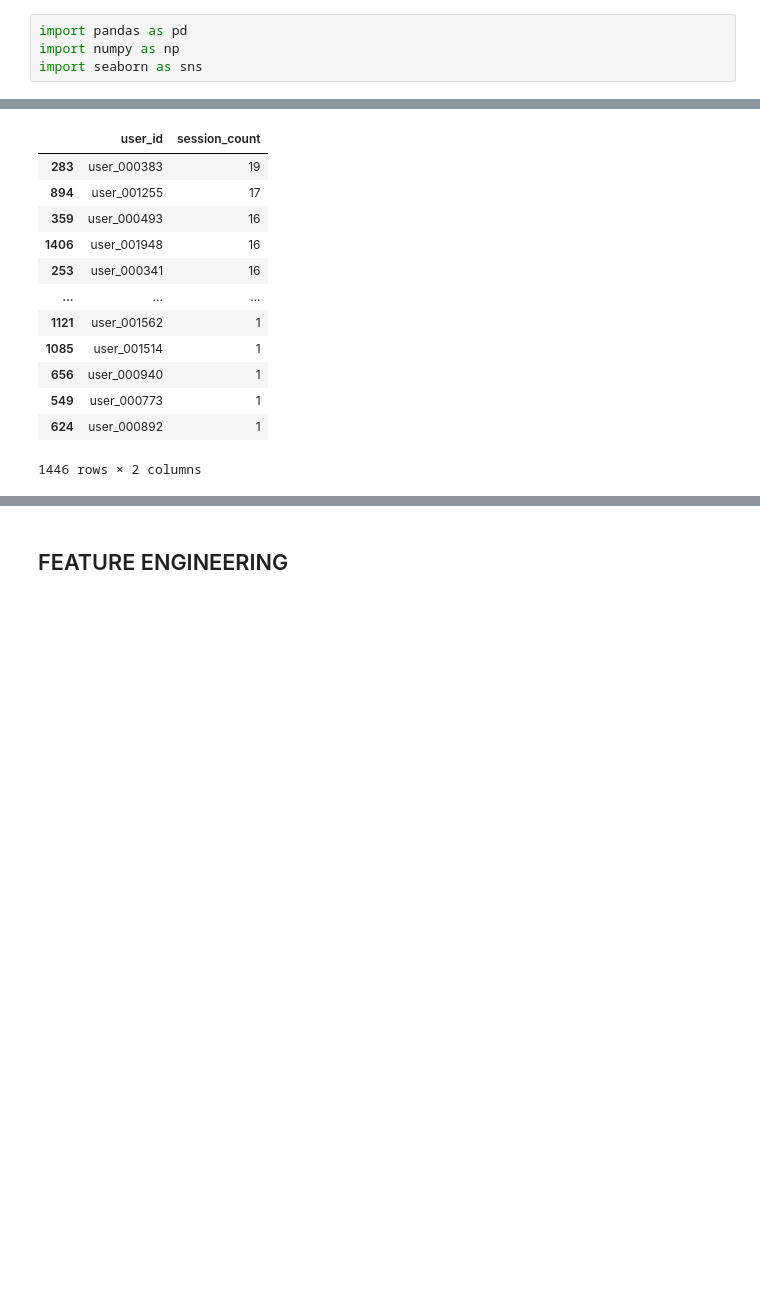
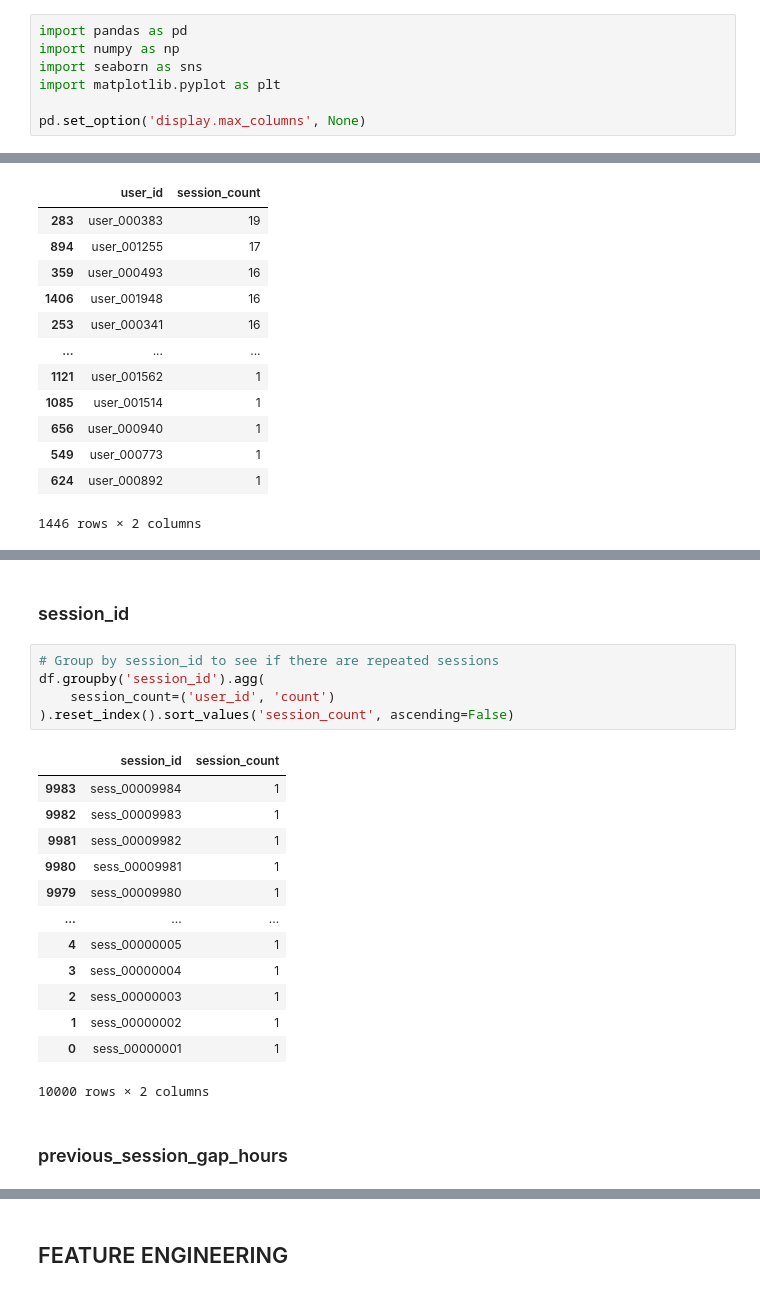
Before and after one commit to leomarfmn/estrelabet-churn, a Jupyter notebook: model-training.ipynb, the cells around one changed output, grey strips where cells are left out. Cells and saved outputs as stored; diff of their text form; blank space fills up the shorter version.

```diff
--- a/model-training.ipynb
+++ b/model-training.ipynb
@@ -6,6 +6,9 @@
 import pandas as pd
 import numpy as np
 import seaborn as sns
+import matplotlib.pyplot as plt
+
+pd.set_option('display.max_columns', None)
 # %% [markdown]
 ## FUNCTIONS AND CONSTANTS
 # %% [markdown]
@@ -121,0 +96,23 @@ df_aux.groupby('previous_session_gap_hours').count()
+# %% [markdown]
+### session_id
+# %%
+# Group by session_id to see if there are repeated sessions
+df.groupby('session_id').agg(
+    session_count=('user_id', 'count')
+).reset_index().sort_values('session_count', ascending=False)
+# %% [output]
+|  | session_id | session_count |
+| 9983 | sess_00009984 | 1 |
+| 9982 | sess_00009983 | 1 |
+| 9981 | sess_00009982 | 1 |
+| 9980 | sess_00009981 | 1 |
+| 9979 | sess_00009980 | 1 |
+| ... | ... | ... |
+| 4 | sess_00000005 | 1 |
+| 3 | sess_00000004 | 1 |
+| 2 | sess_00000003 | 1 |
+| 1 | sess_00000002 | 1 |
+| 0 | sess_00000001 | 1 |
+10000 rows × 2 columns
+# %% [markdown]
+### previous_session_gap_hours
```
Also changed, not shown: parts of 23 cells of this notebook, 2 other files.
